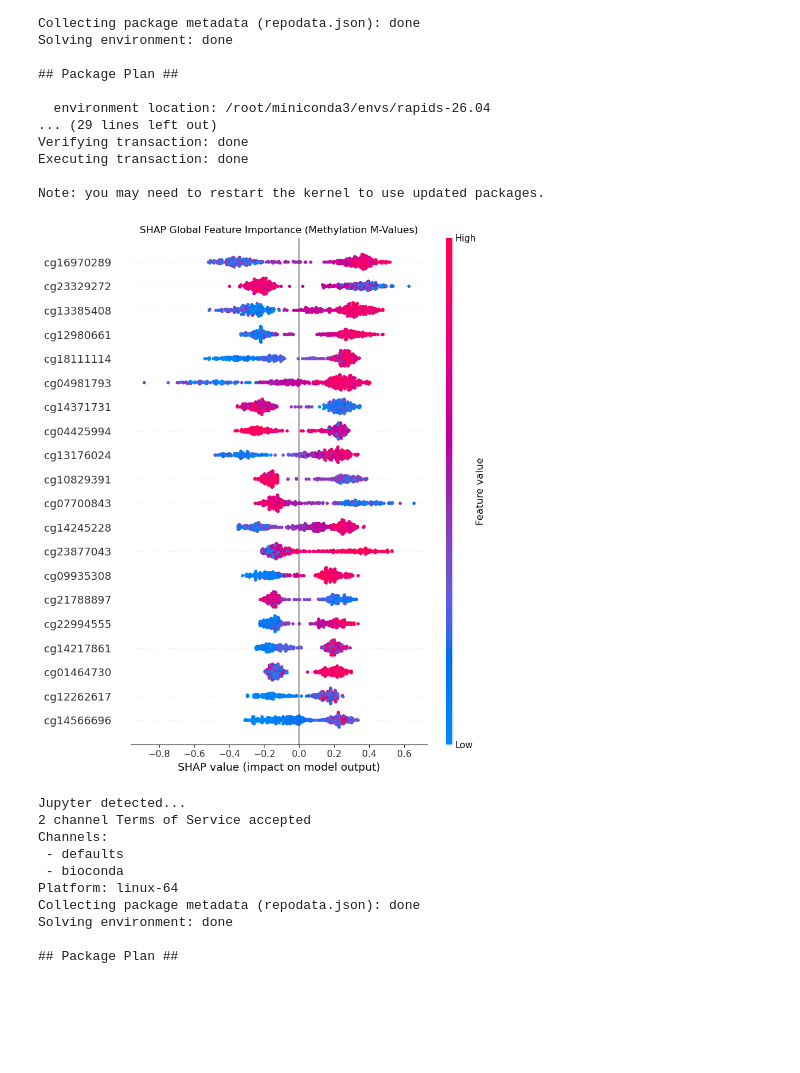
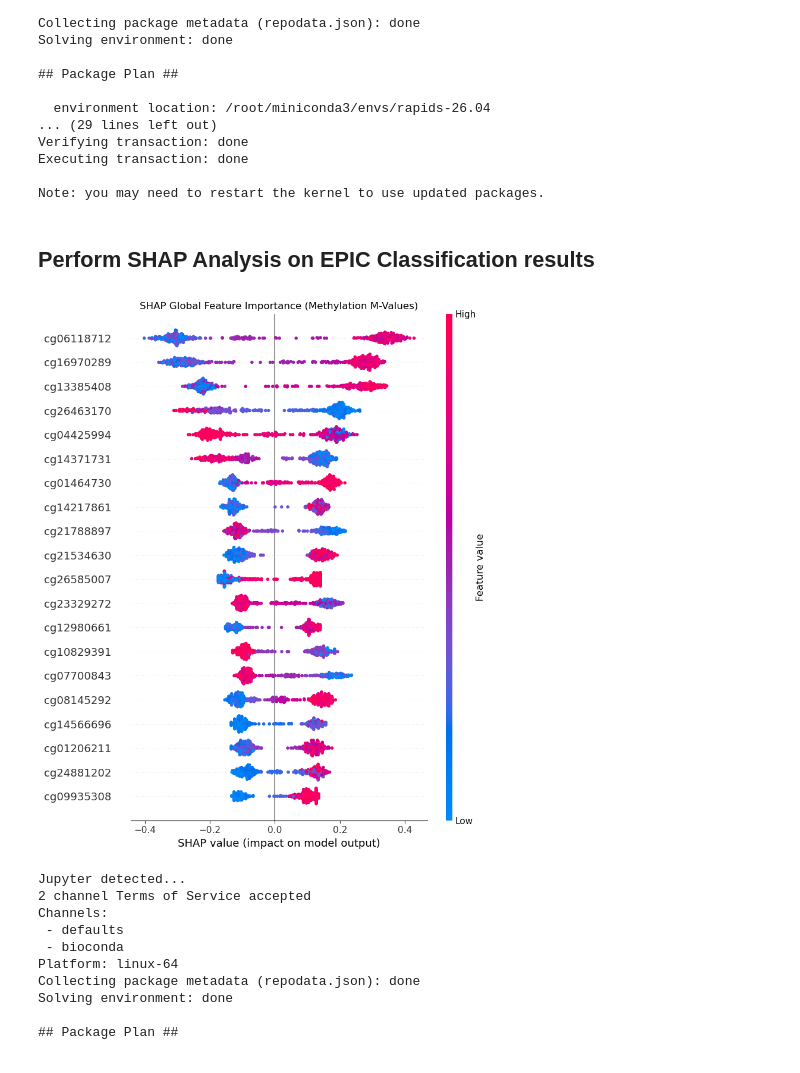
Before and after one commit to perpk/methylation-analysis, a Jupyter notebook: python/ML/main.ipynb, the cells around one changed output. Cells and saved outputs as stored; diff of their text form; code cells hidden in the pictures; blank space fills up the shorter version.

```diff
--- a/python/ML/main.ipynb
+++ b/python/ML/main.ipynb
@@ -47,8 +42,8 @@ selected_mask = np.abs(coefficients) > 1e-6
 # %%
-selected_features = feature_names[selected_mask]
-selected_weights = coefficients[selected_mask]
+selected_features_epic = feature_names_epic[selected_mask_epic]
+selected_weights_epic = coefficients_epic[selected_mask_epic]
 
-print(f"Total features originally: {len(feature_names)}")
-print(f"Features selected by ElasticNet: {len(selected_features)}")
+print(f"Total features originally: {len(feature_names_epic)}")
+print(f"Features selected by ElasticNet: {len(selected_features_epic)}")
 # %% [output]
 Total features originally: 776947
@@ -104,3 +99,11 @@ Verifying transaction: done
 Executing transaction: done
 
 Note: you may need to restart the kernel to use updated packages.
+# %%
+X_selected_ppmi = X_pd_ppmi[selected_features_epic].to_numpy(dtype="float32")
+y_numpy_ppmi = Y_pd_ppmi.to_numpy(dtype="float32")
+# %%
+from sklearn.model_selection import train_test_split
+X_tune_ppmi, X_test_ppmi, y_tune_ppmi, y_test_ppmi = train_test_split(
+    X_selected_ppmi, y_numpy_ppmi, test_size=0.2, random_state=42
+)
@@ -408,6 +437,8 @@ Verifying transaction: done
 Executing transaction: done
 
 Note: you may need to restart the kernel to use updated packages.
+# %% [markdown]
+## Perform SHAP Analysis on EPIC Classification results
 # %%
 import shap
 import numpy as np
@@ -415,26 +446,26 @@ import pandas as pd
 
 # 1. Initialize the Explainer
 # XGBoost models have a native integration that SHAP leverages for GPU speed
-explainer = shap.TreeExplainer(final_model)
+explainer_ppmi = shap.TreeExplainer(final_model_ppmi)
 
 # 2. Calculate SHAP values
 # We use the selected features dataset.
 # For XGBoost, it's often best to pass the data as a DataFrame to keep feature names
-X_selected_df = pd.DataFrame(X_selected, columns=selected_features)
-shap_values = explainer.shap_values(X_selected_df)
+X_selected_df_ppmi = pd.DataFrame(X_selected_ppmi, columns=selected_features_epic)
+shap_values_ppmi = explainer_ppmi.shap_values(X_selected_df_ppmi)
 
 # Note: For binary classification, shap_values is often a single array.
 # If your model output is a list (for multiclass), you would use shap_values[1] for the positive class.
 # %%
 # 3. Summary Plot
 plt.figure(figsize=(10, 8))
-shap.summary_plot(shap_values, X_selected_df, show=False)
+shap.summary_plot(shap_values_ppmi, X_selected_df_ppmi, show=False)
 plt.title("SHAP Global Feature Importance (Methylation M-Values)")
 plt.tight_layout()
 plt.savefig('shap_summary_plot.png', dpi=300)
 plt.show()
 # %% [output]
-[figure, old version]
+[figure, new version]
 # %%
 %conda install bioconda::gseapy
 # %% [output]
```
Also changed, not shown: parts of 50 cells of this notebook, 2 other files.
